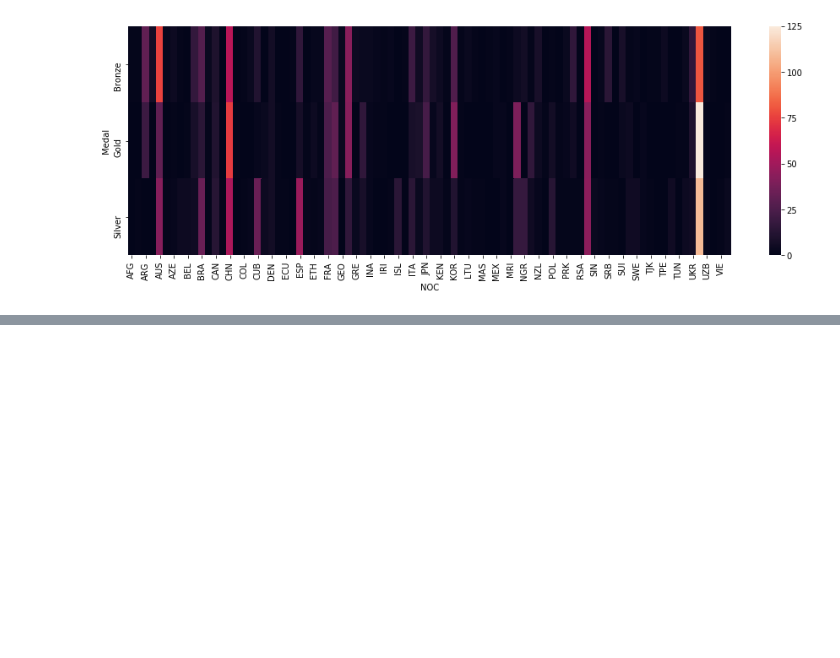
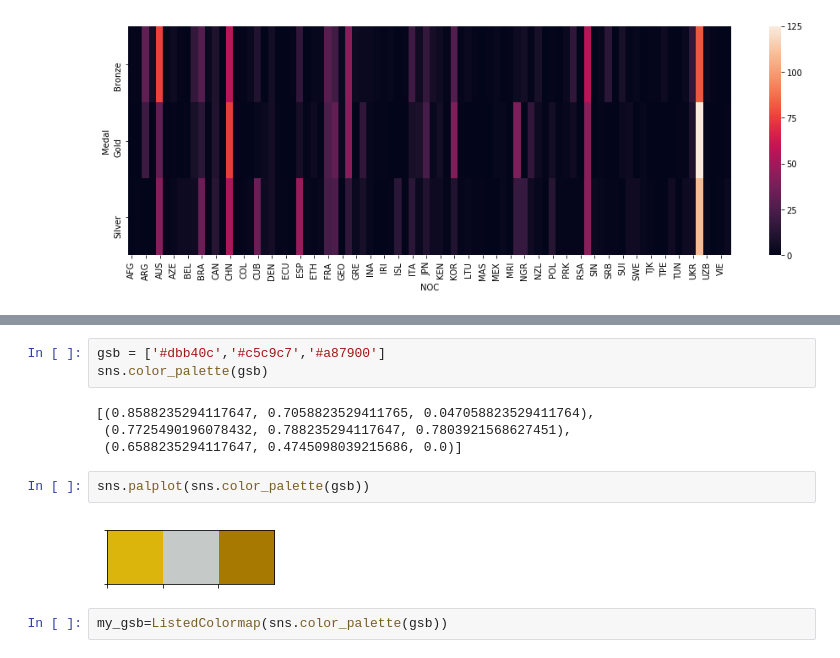
Before and after one commit to djanshuman/Code-Docs, a Jupyter notebook: Pandas/Jupyter workbook Files/CH 09 Data Visualizations.ipynb, the cells around one changed output, grey strips where cells are left out. Saved outputs shown, nothing was run; the diff lists cells and outputs as text; blank space fills up the shorter version.

```diff
--- a/Pandas/Jupyter workbook Files/CH 09 Data Visualizations.ipynb
+++ b/Pandas/Jupyter workbook Files/CH 09 Data Visualizations.ipynb
@@ -66,0 +94,13 @@ sns.heatmap(g1)
+# %%
+gsb = ['#dbb40c','#c5c9c7','#a87900']
+sns.color_palette(gsb)
+# %% [output]
+[(0.8588235294117647, 0.7058823529411765, 0.047058823529411764),
+ (0.7725490196078432, 0.788235294117647, 0.7803921568627451),
+ (0.6588235294117647, 0.4745098039215686, 0.0)]
+# %%
+sns.palplot(sns.color_palette(gsb))
+# %% [output]
+[figure, added]
+# %%
+my_gsb=ListedColormap(sns.color_palette(gsb))
```
Also changed, not shown: parts of 6 cells of this notebook.
